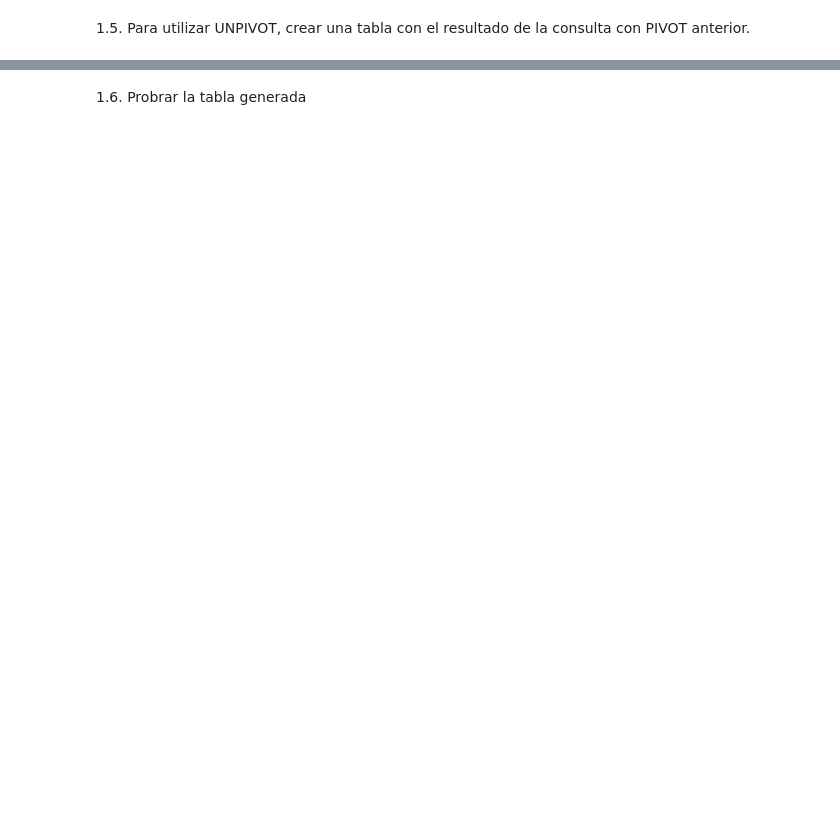
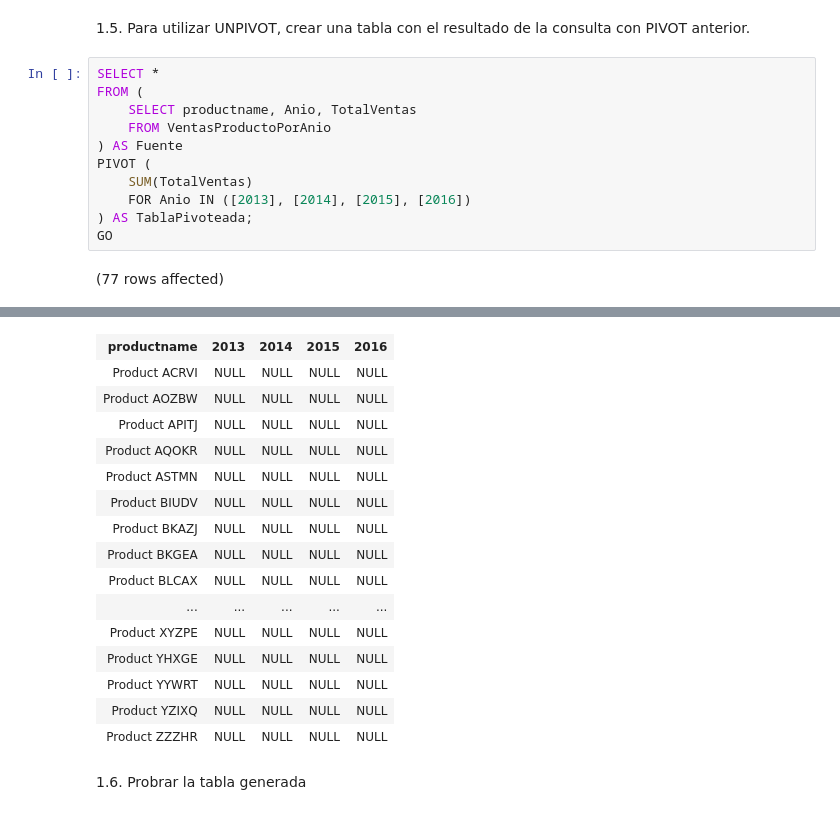
Before and after one commit to nkmelndz/Unidad-III_Lab03, a Jupyter notebook: Lab03SQL.ipynb, the cells around one changed output, grey strips where cells are left out. Drawn from its saved outputs; the diff is of its cells as text; blank space fills up the shorter version.

```diff
--- a/Lab03SQL.ipynb
+++ b/Lab03SQL.ipynb
@@ -16,2 +66,15 @@ GO
 # %% [markdown]
 1.5. Para utilizar UNPIVOT, crear una tabla con el resultado de la consulta con PIVOT anterior.
+# %%
+SELECT *
+FROM (
+    SELECT productname, Anio, TotalVentas
+    FROM VentasProductoPorAnio
+) AS Fuente
+PIVOT (
+    SUM(TotalVentas)
+    FOR Anio IN ([2013], [2014], [2015], [2016])
+) AS TablaPivoteada;
+GO
+# %% [output]
+(77 rows affected)
@@ -18,2 +82,18 @@ GO
+| productname | 2013 | 2014 | 2015 | 2016 |
+| Product ACRVI | NULL | NULL | NULL | NULL |
+| Product AOZBW | NULL | NULL | NULL | NULL |
+| Product APITJ | NULL | NULL | NULL | NULL |
+| Product AQOKR | NULL | NULL | NULL | NULL |
+| Product ASTMN | NULL | NULL | NULL | NULL |
+| Product BIUDV | NULL | NULL | NULL | NULL |
+| Product BKAZJ | NULL | NULL | NULL | NULL |
+| Product BKGEA | NULL | NULL | NULL | NULL |
+| Product BLCAX | NULL | NULL | NULL | NULL |
+| ... | ... | ... | ... | ... |
+| Product XYZPE | NULL | NULL | NULL | NULL |
+| Product YHXGE | NULL | NULL | NULL | NULL |
+| Product YYWRT | NULL | NULL | NULL | NULL |
+| Product YZIXQ | NULL | NULL | NULL | NULL |
+| Product ZZZHR | NULL | NULL | NULL | NULL |
 # %% [markdown]
 1.6. Probrar la tabla generada
```
Also changed, not shown: parts of 8 cells of this notebook.
